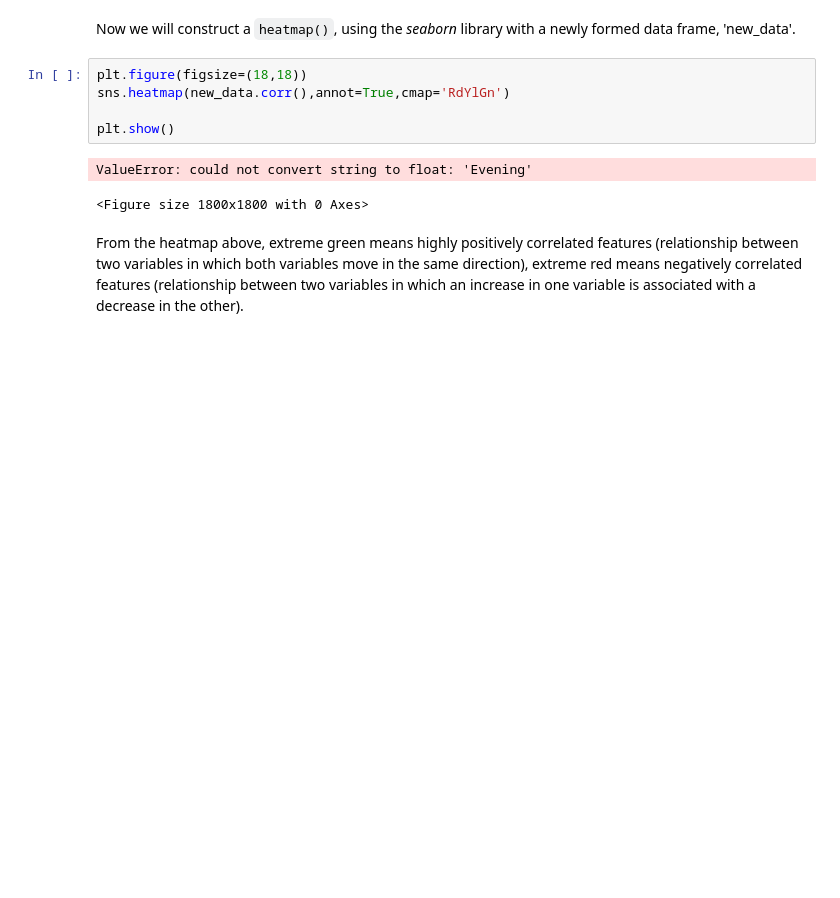
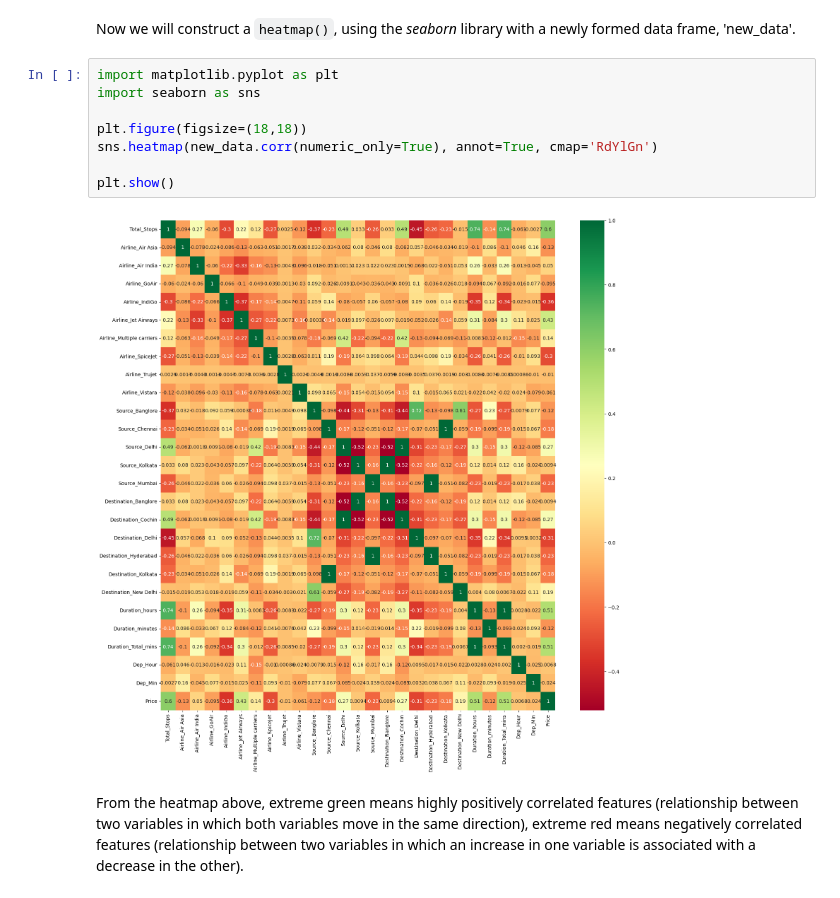
Before and after one commit to farwaharoon195/Netsol, a Jupyter notebook: Feature_Engineering_Lab.ipynb, the cells around one changed output. Cells and saved outputs as stored; diff of their text form; blank space fills up the shorter version.

```diff
--- a/Feature_Engineering_Lab.ipynb
+++ b/Feature_Engineering_Lab.ipynb
@@ -394,13 +394,15 @@ new_data = data1.loc[:,['Total_Stops', 'Airline_Air Asia',
 # %% [markdown]
 Now we will construct a `heatmap()`, using the *seaborn* library with a newly formed data frame, 'new_data'.
 # %%
+import matplotlib.pyplot as plt
+import seaborn as sns
+
 plt.figure(figsize=(18,18))
-sns.heatmap(new_data.corr(),annot=True,cmap='RdYlGn')
+sns.heatmap(new_data.corr(numeric_only=True), annot=True, cmap='RdYlGn')
 
 plt.show()
 # %% [output]
-ValueError: could not convert string to float: 'Evening'
-<Figure size 1800x1800 with 0 Axes>
+[figure, added]
 # %% [markdown]
 From the heatmap above, extreme green means highly positively correlated features (relationship between two variables in which both variables move in the same direction), extreme red means negatively correlated features (relationship between two variables in which an increase in one variable is associated with a decrease in the other).
 # %% [markdown]
```
